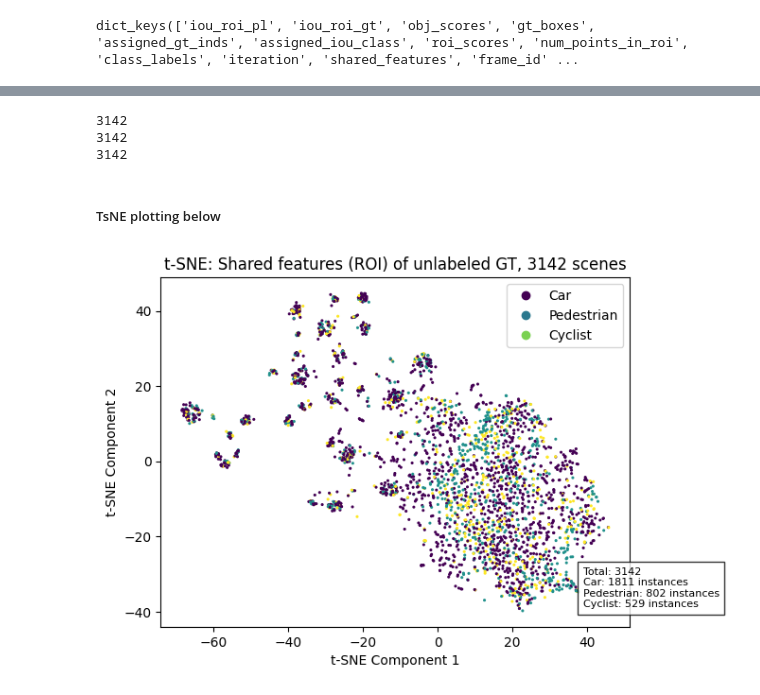
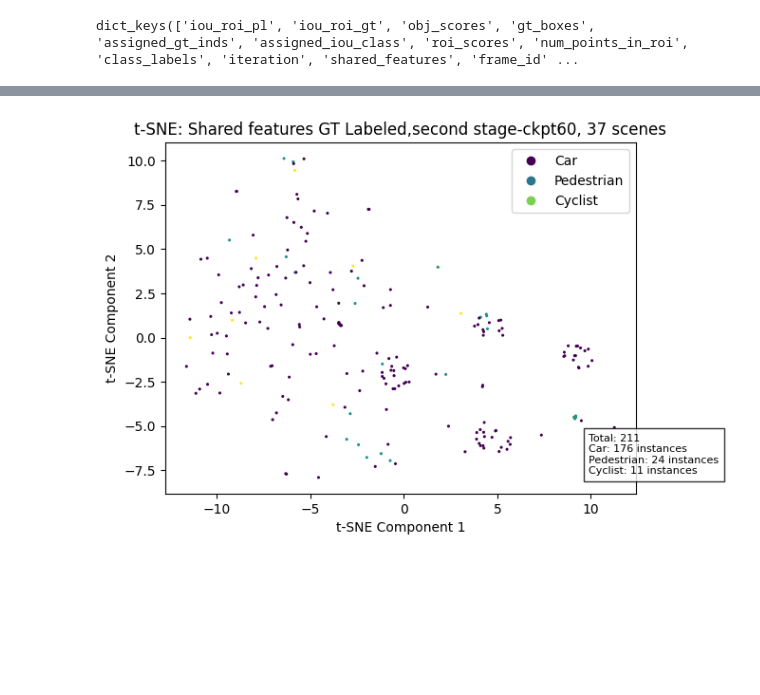
Before and after one commit to adv010/OpenPCDet, a Jupyter notebook: Tsne_feature_3diou_org.ipynb, the cells around one changed output, grey strips where cells are left out. Saved outputs shown, nothing was run; the diff lists cells and outputs as text; code cells hidden in the pictures; blank space fills up the shorter version.

```diff
--- a/Tsne_feature_3diou_org.ipynb
+++ b/Tsne_feature_3diou_org.ipynb
@@ -47,13 +48,13 @@ Script to read epoch wise pkls, combine and store as ckptX_snapshot_data
 import os
 import pickle
 # Directory containing the pickle files
-pickle_dir = "/mnt/data/adat01/adv_OpenPCDet/output/kitti_models/pv_rcnn_ssl_60/tsne_3diou_secndstage_ckpt60_snapshot_new_ulbloader_97a7024/"
+pickle_dir = "/mnt/data/adat01/adv_OpenPCDet/output/kitti_models/pv_rcnn_ssl_60/debug_frame_id_pkl_2_e07069b/"
 
 # List all pickle files in the directory
 pickle_files = [file for file in os.listdir(pickle_dir) if file.endswith(".pkl")]
 
 # Initialize an empty dictionary to store aggregated data
-ckpt60_snapshot_data = {}
+snapshot_gt_data = {}
 
 # Iterate over each pickle file
 for file in pickle_files:
@@ -62,7 +63,7 @@ for file in pickle_files:
         data = pickle.load(f)
     # Combine the data from the current file with the aggregated data
     for key, value in data.items():
-        if key not in ckpt60_snapshot_data:
-            ckpt60_snapshot_data[key] = []
-        ckpt60_snapshot_data[key].extend(value)
+        if key not in snapshot_gt_data:
+            snapshot_gt_data[key] = []
+        snapshot_gt_data[key].extend(value)
 # %%
@@ -135,19 +108,5 @@ ulb_roi_class_labels = ulb_roi_class_labels[unique_ulb_frame_mask]
-# %%
-ulb_shared_features_gt = np.array(ckpt60_snapshot_data['shared_features_gt'])
-ulb_shared_features_gt = ulb_shared_features_gt[unique_ulb_frame_mask]
-print(len(ulb_shared_features_gt))
-
-ulb_ori_gt_boxes = np.array(ckpt60_snapshot_data['ori_gt_boxes'])
-ulb_ori_gt_classes = ulb_ori_gt_boxes[:,-1]
-ulb_ori_gt_classes = ulb_ori_gt_classes[unique_ulb_frame_mask]
-print(len(ulb_ori_gt_classes))
-
-ulb_gt_conf_scores = np.array(ckpt60_snapshot_data['gt_obj_scores'])
-ulb_gt_conf_scores = ulb_gt_conf_scores[unique_ulb_frame_mask]
-print(len(ulb_gt_conf_scores))
-# %% [output]
-3142
-3142
-3142
-# %% [markdown]
-##### TsNE plotting below ####
+# %%
+# To CPU
+for i in range(len(snapshot_gt_data['gt_obj_scores'])):
+    snapshot_gt_data['gt_obj_scores'][i] = snapshot_gt_data['gt_obj_scores'][i].cpu()
+    snapshot_gt_data['ori_gt_boxes'][i] = snapshot_gt_data['ori_gt_boxes'][i].cpu()
@@ -154,3 +145,13 @@ print(len(ulb_gt_conf_scores))
+# %%
+import numpy as np
+
+lbl_gt_obj_scores= np.concatenate(labeled_gt_obj_scores_list)
+lbl_gt_classes = np.concatenate(labeled_gt_classes_list)
+lbl_gt_sh_ft = np.concatenate(labeled_gt_sh_ft_list)
+
+ulb_gt_obj_scores= np.concatenate(unlabeled_gt_obj_scores_list)
+ulb_gt_classes = np.concatenate(unlabeled_gt_classes_list)
+ulb_gt_sh_ft = np.concatenate(unlabeled_gt_sh_ft_list)
 # %%
 import numpy as np
 import matplotlib.pyplot as plt
@@ -158,36 +159,36 @@ from sklearn.manifold import TSNE
 from sklearn.preprocessing import StandardScaler
 
 # Create a sample dataset
-x = ulb_shared_features_gt
-y = ulb_ori_gt_classes.astype(int)
-conf_scores = ulb_gt_conf_scores
+x = lbl_gt_sh_ft
+y = lbl_gt_classes.astype(int)
+conf_scores = lbl_gt_obj_scores
 # Normalize the features
 scaler = StandardScaler()
 x_normalized = scaler.fit_transform(x)
 
 # Perform t-SNE on normalized features
-tsne = TSNE(n_components=2, perplexity=50, learning_rate='auto', n_iter=1500, random_state=0)
+tsne = TSNE(n_components=2, perplexity=30, learning_rate='auto', n_iter=1500, random_state=0)
 x_tsne = tsne.fit_transform(x_normalized)
 
 # Create a scatter plot with colored points based on labels
 scatter = plt.scatter(x_tsne[:, 0], x_tsne[:, 1], c=y, cmap='viridis', s=1.5)
 plt.xlabel('t-SNE Component 1')
 plt.ylabel('t-SNE Component 2')
-title = f"t-SNE: Shared features (ROI) of unlabeled GT, {np.unique(ulb_frame_ids).shape[0]} scenes"
+title = f"t-SNE: Shared features GT Labeled,second stage-ckpt60, {np.unique(lb_frame_ids).shape[0]} scenes"
 plt.title(title)
 
 # Add legend
 class_names = ['Car', 'Pedestrian', 'Cyclist']
 handles, _ = scatter.legend_elements(num=len(class_names))
 legend = plt.legend(handles, class_names, loc='upper right')
 
 # Add a box showing occurrences of each class
 class_counts = np.bincount(y)
 total_count = np.sum(class_counts)
 class_counts_str =  [f"Total: {total_count}"] + [f"{class_name}: {count} instances" for class_name, count in zip(class_names, class_counts)]
 occurrences_text = '\n'.join(class_counts_str)
 plt.text(0.9, 0.05, occurrences_text, transform=plt.gca().transAxes, fontsize=8, verticalalignment='bottom', bbox=dict(facecolor='white', alpha=0.8))
 
 plt.show()
 # %% [output]
-[figure, old version]
+[figure, new version]
```
Also changed, not shown: parts of 29 cells of this notebook, 4 other files.
